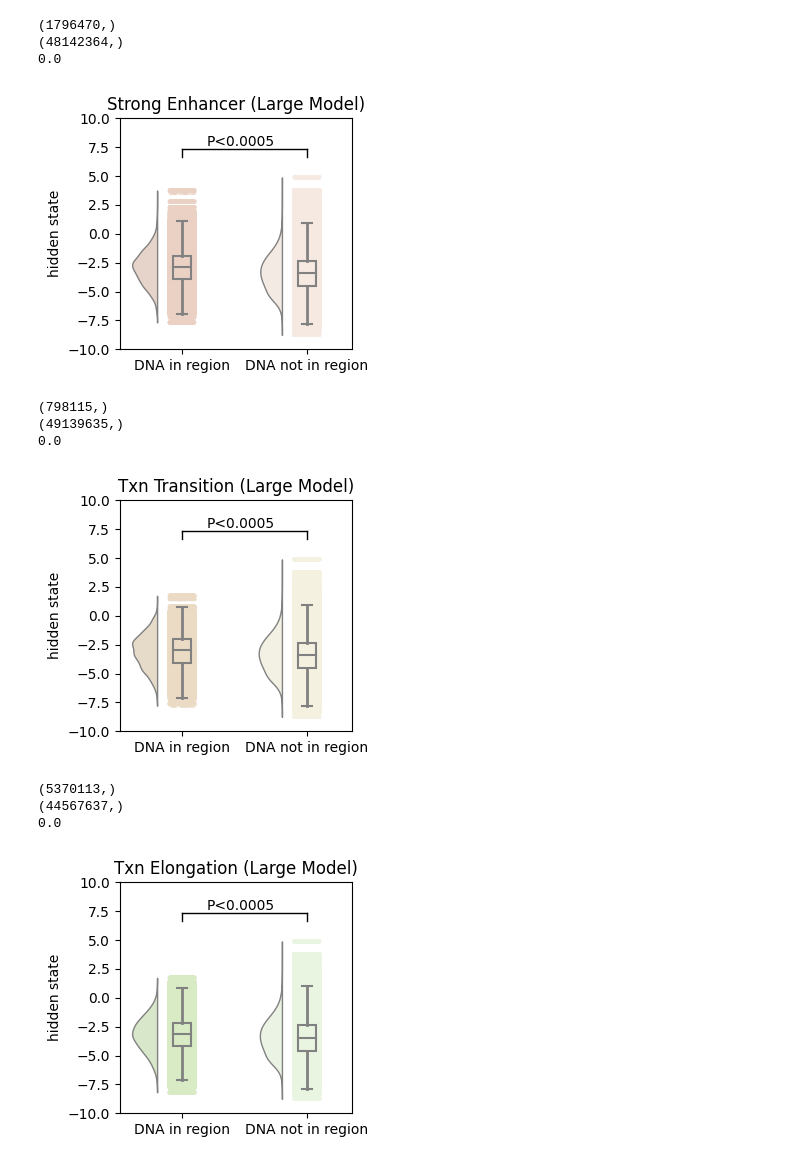
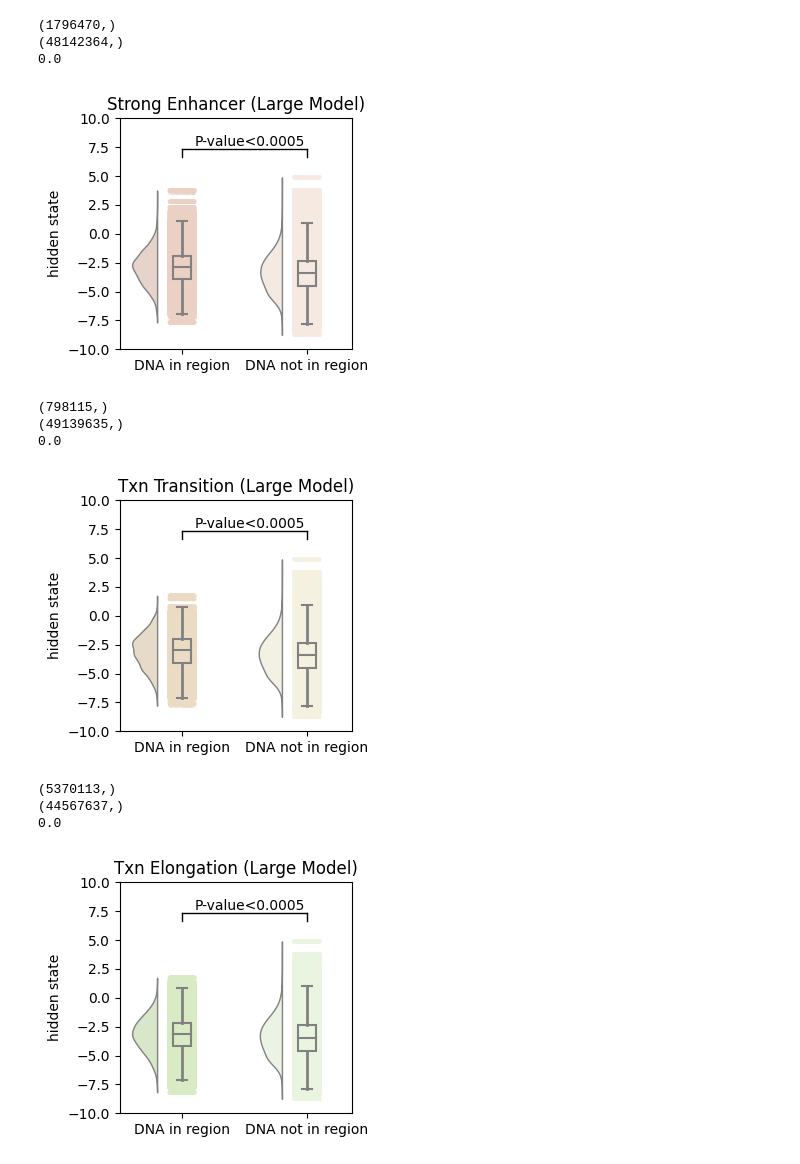
Before and after one commit to Liuzhe30/Methven, a Jupyter notebook: experiment/07-hidden-state-analysis/visualization-large.ipynb, the cells around one changed output. Saved outputs shown, nothing was run; the diff lists cells and outputs as text; code cells hidden in the pictures.

```diff
--- a/experiment/07-hidden-state-analysis/visualization-large.ipynb
+++ b/experiment/07-hidden-state-analysis/visualization-large.ipynb
@@ -80,35 +80,35 @@ df_not['group'] = 'group2'
 data = pd.concat([df,df_not])
 
 y_max=6
 y_min=-7
 
 pvalue = stats.mannwhitneyu(df['score'].dropna(),df_not['score'])[1]
 print(pvalue)
 
 dx="group"; dy="score"; ort="h"; pal=palettes[1]; sigma=.2
 f, ax=plt.subplots(figsize=(3, 3))
 plt.ylim((-10, 10))
 plt.xlim((-1, 1))
 pt.RainCloud(x=dx, y=dy, data=data, palette=pal, bw=sigma, box_sym='', rain_alpha = .3,
             width_viol = .4, ax = ax)
 
 plt.plot([0,1], [y_max+(y_max-y_min)/10,y_max+(y_max-y_min)/10], linewidth=1, color='k')
 plt.plot([0,0], [y_max+(y_max-y_min)/10,y_max+(y_max-y_min)/10-(y_max-y_min)/20], linewidth=1, color='k')
 plt.plot([1,1], [y_max+(y_max-y_min)/10,y_max+(y_max-y_min)/10-(y_max-y_min)/20], linewidth=1, color='k')
 
-plt.text(0.2,y_max+(y_max-y_min)/8,f'P<0.0005',fontsize=10,color='k')
+plt.text(0.1,y_max+(y_max-y_min)/8,f'P-value<0.0005',fontsize=10,color='k')
 
 plt.xlabel("")
 plt.ylabel("hidden state")
 plt.xticks([0,1],['DNA in region','DNA not in region'])
 plt.title('Strong Enhancer (Large Model)')
 plt.savefig('images/raincloud-large-' + type + '.png',dpi=300, bbox_inches = 'tight')
 plt.show()
 # %% [output]
 (1796470,)
 (48142364,)
 0.0
-[figure, old version]
+[figure, new version]
 # %%
 type = type_list[2]
 type_array = np.load(output_path + type + '_large_1.npy')
@@ -140,7 +140,7 @@ plt.plot([0,1], [y_max+(y_max-y_min)/10,y_max+(y_max-y_min)/10], linewidth=1, co
 plt.plot([0,0], [y_max+(y_max-y_min)/10,y_max+(y_max-y_min)/10-(y_max-y_min)/20], linewidth=1, color='k')
 plt.plot([1,1], [y_max+(y_max-y_min)/10,y_max+(y_max-y_min)/10-(y_max-y_min)/20], linewidth=1, color='k')
 
-plt.text(0.2,y_max+(y_max-y_min)/8,f'P<0.0005',fontsize=10,color='k')
+plt.text(0.1,y_max+(y_max-y_min)/8,f'P-value<0.0005',fontsize=10,color='k')
 
 plt.xlabel("")
 plt.ylabel("hidden state")
@@ -152,7 +152,7 @@ plt.show()
 (798115,)
 (49139635,)
 0.0
-[figure, old version]
+[figure, new version]
 # %%
 type = type_list[3]
 type_array = np.load(output_path + type + '_large_1.npy')
@@ -184,7 +184,7 @@ plt.plot([0,1], [y_max+(y_max-y_min)/10,y_max+(y_max-y_min)/10], linewidth=1, co
 plt.plot([0,0], [y_max+(y_max-y_min)/10,y_max+(y_max-y_min)/10-(y_max-y_min)/20], linewidth=1, color='k')
 plt.plot([1,1], [y_max+(y_max-y_min)/10,y_max+(y_max-y_min)/10-(y_max-y_min)/20], linewidth=1, color='k')
 
-plt.text(0.2,y_max+(y_max-y_min)/8,f'P<0.0005',fontsize=10,color='k')
+plt.text(0.1,y_max+(y_max-y_min)/8,f'P-value<0.0005',fontsize=10,color='k')
 
 plt.xlabel("")
 plt.ylabel("hidden state")
@@ -196,7 +196,7 @@ plt.show()
 (5370113,)
 (44567637,)
 0.0
-[figure, old version]
+[figure, new version]
 # %%
 type = type_list[4]
 type_array = np.load(output_path + type + '_large_1.npy')
```
Also changed, not shown: parts of 5 cells of this notebook, 2 other files.
